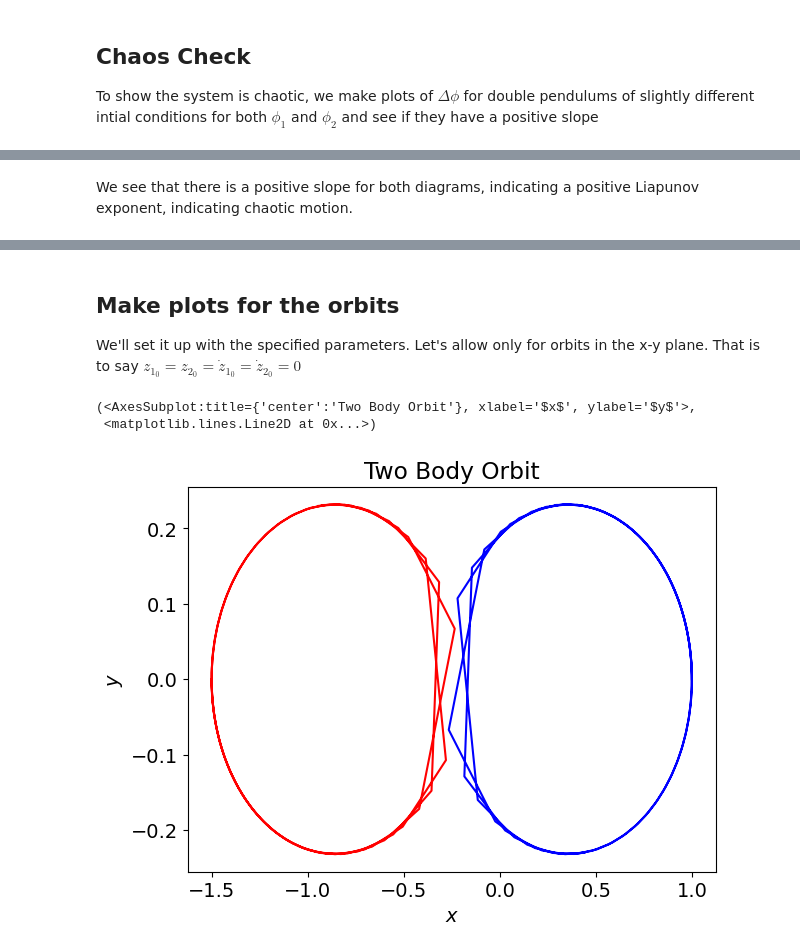
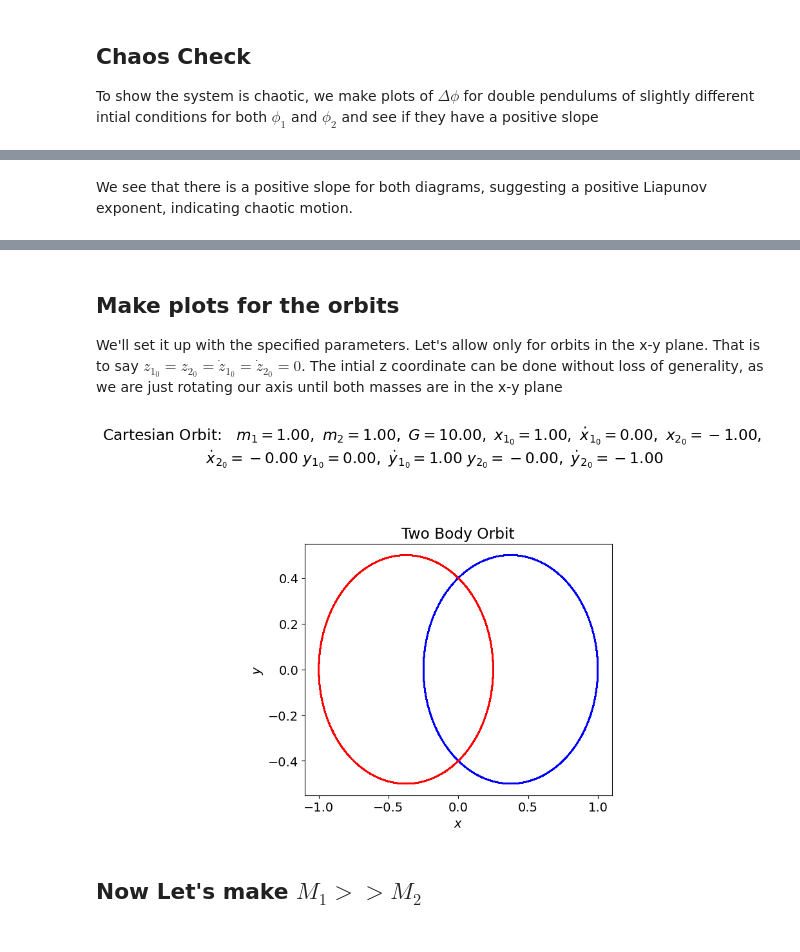
Before and after one commit to myers2004/5300_final, a Jupyter notebook: 5300_final.ipynb, the cells around one changed output, grey strips where cells are left out. Saved outputs shown, nothing was run; the diff lists cells and outputs as text; code cells hidden in the pictures.

```diff
--- a/5300_final.ipynb
+++ b/5300_final.ipynb
@@ -409,5 +401,5 @@ fig.tight_layout()
 # %% [markdown]
-We see that there is a positive slope for both diagrams, indicating a positive Liapunov exponent, indicating chaotic motion.
+We see that there is a positive slope for both diagrams, suggesting a positive Liapunov exponent, indicating chaotic motion.
 # %% [markdown]
 ## Gravitational Orbits in Cartesian Coordinates
 To plot these orbits, we first must find the equations of motion in Cartesian coordinates.
@@ -603,7 +595,7 @@ def start_stop_indices(t_pts, plot_start, plot_stop):
 # %% [markdown]
 ## Make plots for the orbits
 
-We'll set it up with the specified parameters. Let's allow only for orbits in the x-y plane. That is to say $z_{{1_0}} = z_{{2_0}} = \dot z_{{1_0}} = \dot z_{{2_0}} = 0$
+We'll set it up with the specified parameters. Let's allow only for orbits in the x-y plane. That is to say $z_{{1_0}} = z_{{2_0}} = \dot z_{{1_0}} = \dot z_{{2_0}} = 0$. The intial z coordinate can be done without loss of generality, as we are just rotating our axis until both masses are in the x-y plane
 # %%
 y_vs_x_labels = (r'$x$', r'$y$')
 
@@ -617,75 +609,68 @@ t_pts = np.arange(t_start, t_end+delta_t, delta_t)
 # Choosing parameters
 m1 = 1.
 m2 = 1.
-G = 300. #6.67 * (10**-11)
+G = 10.
 
 # Instantiate an orbit
 o1 = CartesianOrbit(m1 = m1, m2 = m2, G = G)
 # %%
 # initial conditions specified
-x_1_0 = 1.
-x_dot_1_0 = 0.0
-x_2_0 = -1.5
-x_dot_2_0 = 0.0
+x_1_0,x_dot_1_0 = 1., 0.
+x_2_0, x_dot_2_0 = -(m1/m2) * x_1_0, -(m1/m2) * x_dot_1_0
 
-y_1_0 = 0.0
-y_dot_1_0 = 2.
-y_2_0 = 0.0
-y_dot_2_0 = -2.
+y_1_0, y_dot_1_0 = 0., 1.
+y_2_0, y_dot_2_0 = -(m1/m2) * y_1_0, -(m1/m2) * y_dot_1_0
 
 z_1_0 = 0.0
 z_dot_1_0 = 0.0
 z_2_0 = 0.0
 z_dot_2_0 = 0.0
 
 # solve the orbit
 (x_1, x_2, y_1, y_2, z_1, z_2, x_dot_1, x_dot_2, y_dot_1,
  y_dot_2, z_dot_1, z_dot_2) = o1.solve_ode(t_pts, x_1_0, x_2_0, y_1_0, y_2_0, z_1_0, z_2_0,
                                                            x_dot_1_0, x_dot_2_0, y_dot_1_0, y_dot_2_0, z_dot_1_0,
                                                            z_dot_2_0)
 
 # Change the common font size
 font_size = 14
 plt.rcParams.update({'font.size': font_size})
 
 # start the plot!
-fig = plt.figure(figsize=(15,5))
-# # overall_title = 'Cartesian Orbit:  ' + \
-# #                 rf' $m_1 = {m1:.2f},$' + \
-# #                 rf' $m_2 = {m2:.2f},$' + \
-# #                 rf' $G = {G:.2f},$' + \
-# #                 rf' $x_{{1_0}} = {x_1_0:.2f},$' + \
-# #                 rf' $\dot x_{{1_0}} = {x_dot_1_0:.2f}$' + \
-# #                 rf' $x_{{2_0}} = {x_2_0:.2f},$' + \
-# #                 rf' $\dot x_{{2_0}} = {x_dot_2_0:.2f}$'
-# #                 rf' $y_{{1_0}} = {y_1_0:.2f},$' + \
-# #                 rf' $\dot y_{{1_0}} = {y_dot_1_0:.2f}$' + \
-# #                 rf' $y_{{2_0}} = {y_2_0:.2f},$' + \
-# #                 rf' $\dot y_{{2_0}} = {y_dot_2_0:.2f}$' + \
-# #                 rf' $z_{{1_0}} = {z_1_0:.2f},$' + \
-# #                 rf' $\dot z_{{1_0}} = {z_dot_1_0:.2f}$' + \
-# #                 rf' $z_{{2_0}} = {z_2_0:.2f},$' + \
-# #                 rf' $\dot z_{{2_0}} = {z_dot_2_0:.2f}$
-# # #                '\n'     # \n means a new line (adds some space here)
-# fig.suptitle(overall_title, va='baseline')
+fig = plt.figure(figsize=(6,6))
+overall_title = 'Cartesian Orbit:  ' + \
+                 rf' $m_1 = {m1:.2f},$' + \
+                 rf' $m_2 = {m2:.2f},$' + \
+                 rf' $G = {G:.2f},$' + \
+                 rf' $x_{{1_0}} = {x_1_0:.2f},$' + \
+                 rf' $\dot x_{{1_0}} = {x_dot_1_0:.2f},$' + \
+                 rf' $x_{{2_0}} = {x_2_0:.2f},$' + '\n' + \
+                 rf' $\dot x_{{2_0}} = {x_dot_2_0:.2f}$' + \
+                 rf' $y_{{1_0}} = {y_1_0:.2f},$' + \
+                 rf' $\dot y_{{1_0}} = {y_dot_1_0:.2f}$' + \
+                 rf' $y_{{2_0}} = {y_2_0:.2f},$' + \
+                 rf' $\dot y_{{2_0}} = {y_dot_2_0:.2f}$'
+# #                '\n'     # \n means a new line (adds some space here)
+fig.suptitle(overall_title, va='baseline')
 
 # first plot: plot from t=0 to t=10
-ax_a = fig.add_subplot(1,2,1)
+ax_a = fig.add_subplot(1,1,1)
 
-start, stop = start_stop_indices(t_pts, 0., 1.)
+start, stop = start_stop_indices(t_pts, 0., 100.)
 plot_y_vs_x(x_1[start : stop], y_1[start : stop],
             axis_labels=y_vs_x_labels,
             color='blue',
             label=None,
             title=rf'',
             ax=ax_a)
 plot_y_vs_x(x_2[start : stop], y_2[start : stop],
             axis_labels=y_vs_x_labels,
             color='red',
             label=None,
             title=rf'Two Body Orbit',
             ax=ax_a)
+fig.tight_layout()
 # %% [output]
-(<AxesSubplot:title={'center':'Two Body Orbit'}, xlabel='$x$', ylabel='$y$'>,
- <matplotlib.lines.Line2D at 0x...>)
-[figure, old version]
+[figure, new version]
+# %% [markdown]
+## Now Let's make $M_1 >> M_2$
```
Also changed, not shown: parts of 6 cells of this notebook.
